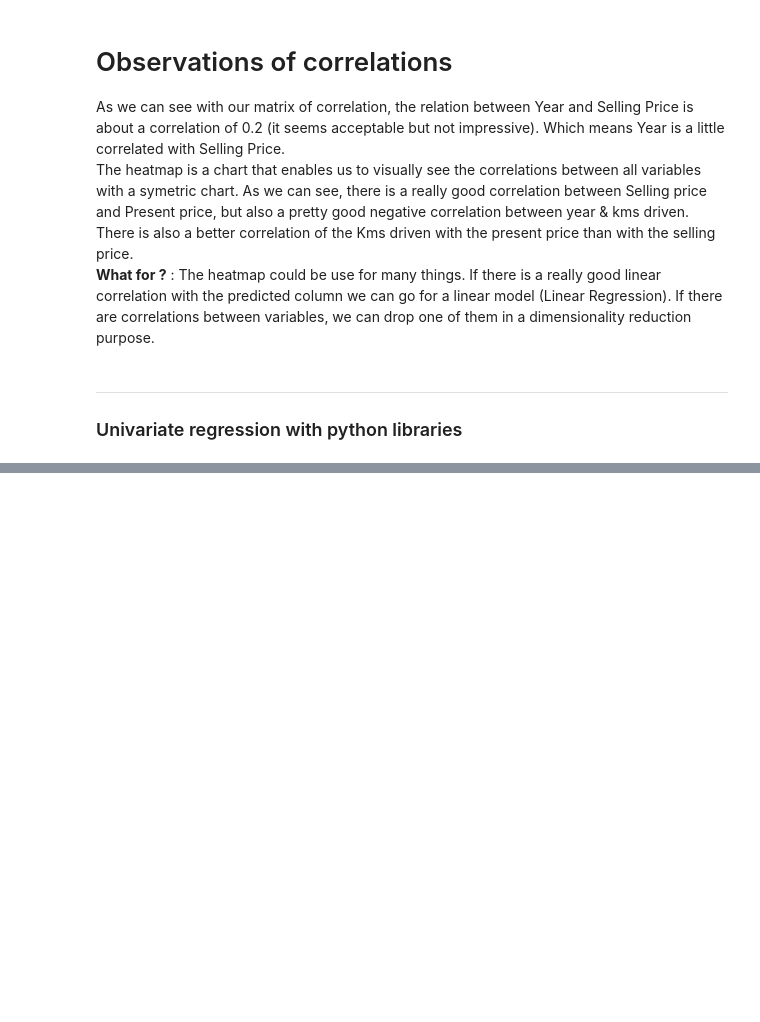
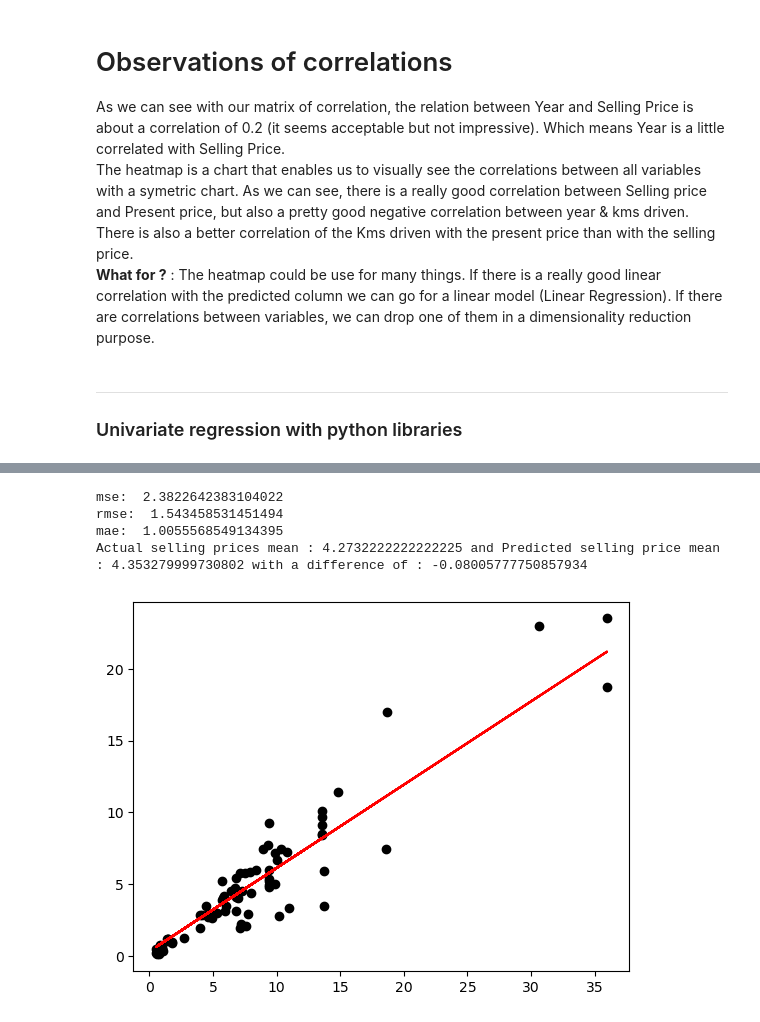
Before and after one commit to alexandre-assad/new-car, a Jupyter notebook: notebooks/exploratory-analysis.ipynb, the cells around one changed output, grey strips where cells are left out. Drawn from its saved outputs; the diff is of its cells as text; code cells hidden in the pictures; blank space fills up the shorter version.

```diff
--- a/notebooks/exploratory-analysis.ipynb
+++ b/notebooks/exploratory-analysis.ipynb
@@ -240,0 +266,5 @@ plt.show()
+# %%
+present_price_train, present_price_test = univariate_dataset_train["Present_Price"], univariate_dataset_test["Present_Price"]
+linear_regressor_scipit = stats.linregress(x=present_price_train, y=selling_price_train)
+predicted_prices_scipit = linear_regressor_scipit.intercept + linear_regressor_scipit.slope * present_price_test #type: ignore
+predicted_prices_scipit
@@ -240,0 +284,11 @@ plt.show()
+# %%
+print_scores(y_true=selling_price_test, y_pred=predicted_prices_scipit)
+# %% [output]
+mse:  2.3822642383104022
+rmse:  1.543458531451494
+mae:  1.0055568549134395
+Actual selling prices mean : 4.2732222222222225 and Predicted selling price mean : 4.353279999730802 with a difference of : -0.08005777750857934
+# %%
+visualize__regression(dataset_test=univariate_dataset_test, selling_price_test=selling_price_test, predicted_prices=predicted_prices_scipit)
+# %% [output]
+[figure, added]
```
Also changed, not shown: parts of 12 cells of this notebook.
